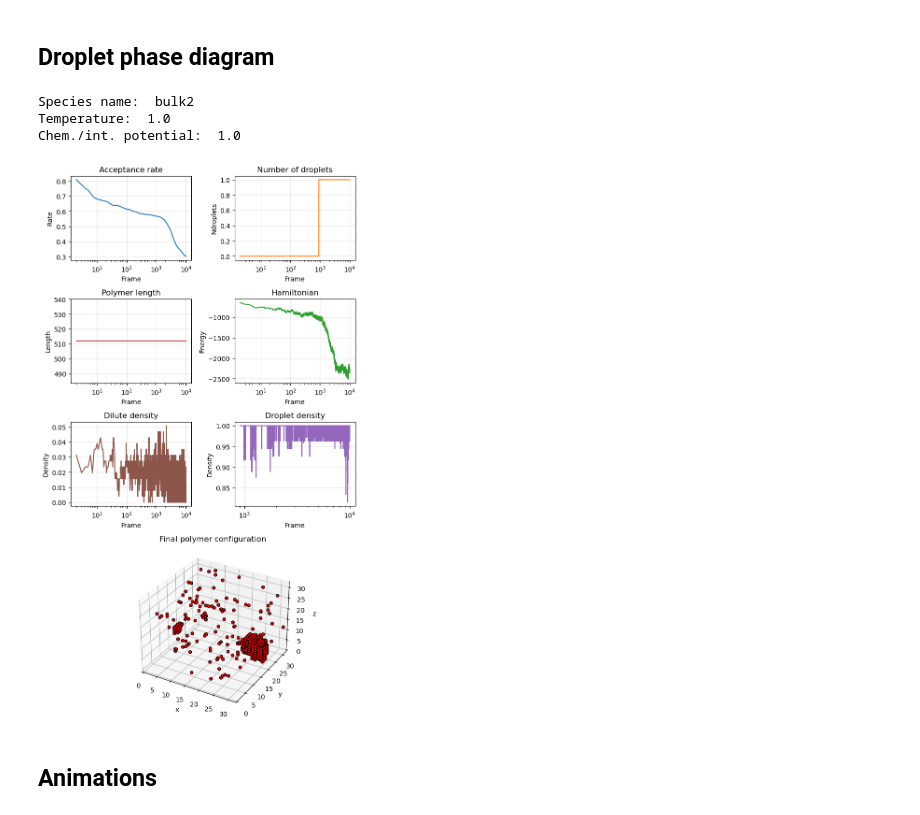
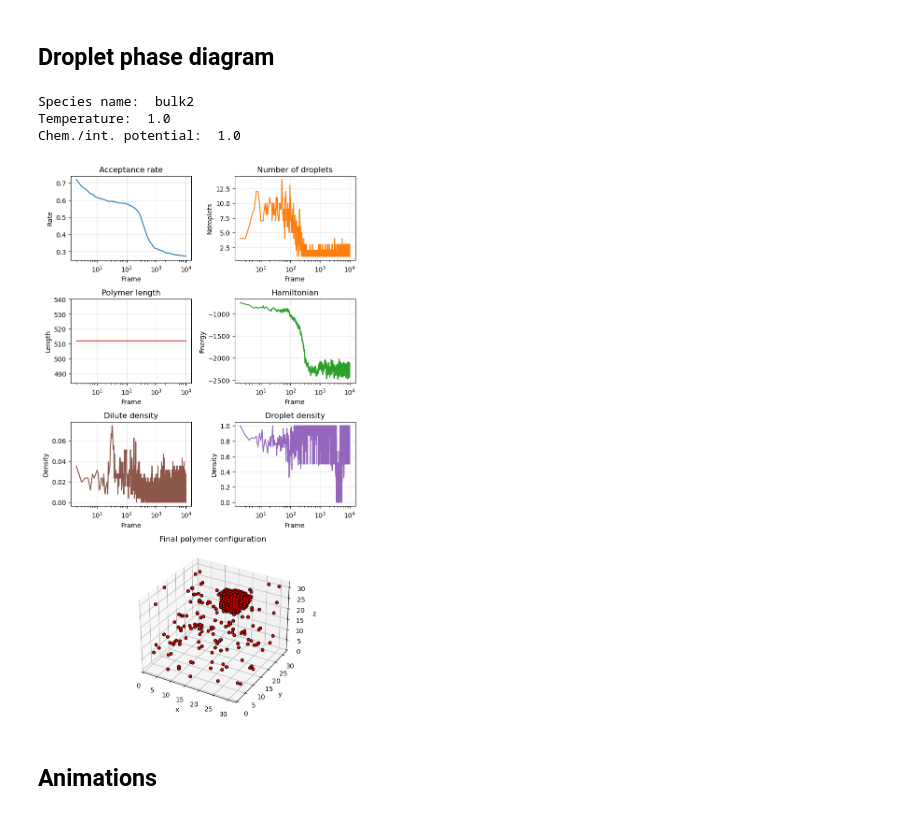
Before and after one commit to ta-rekt/Droplet, a Jupyter notebook: viz.ipynb, the cells around one changed output. Drawn from its saved outputs; the diff is of its cells as text; code cells hidden in the pictures.

```diff
--- a/viz.ipynb
+++ b/viz.ipynb
@@ -468,15 +468,15 @@ def plot_simulation_dashboard(res_or_path, keya, keyb, show=True, psize=30):
     return fig
 # %%
 # Example usage:
-alpha_index = 4
+alpha_index = 19
 beta_index = 1
-fig = plot_simulation_dashboard('data/20251119/helloworld_flory_huggins/output_cpu{}.json'.format(alpha_index),
+fig = plot_simulation_dashboard('data/20251121/flory_huggins/output_cpu{}.json'.format(alpha_index),
                                 alpha_index, beta_index, psize=20)
 # %% [output]
 Species name:  bulk2
 Temperature:  1.0
 Chem./int. potential:  1.0
-[figure, old version]
+[figure, new version]
 # %% [markdown]
 ## Animations
 # %% [markdown]
```
Also changed, not shown: parts of 1 cell of this notebook, 4 other files.
